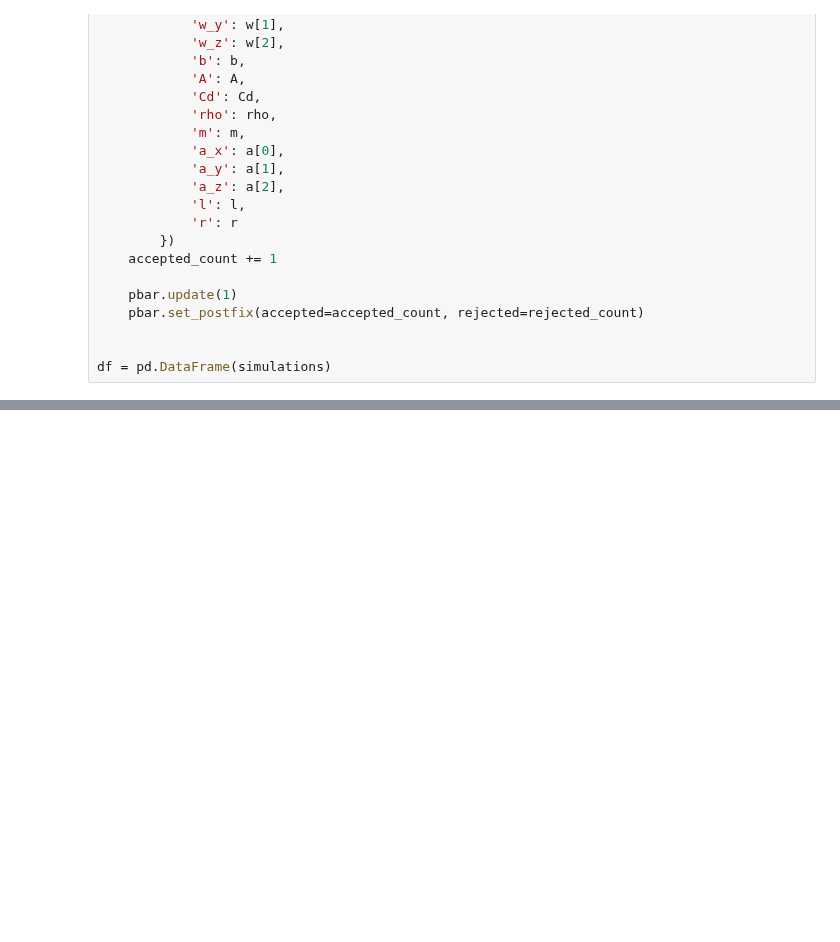
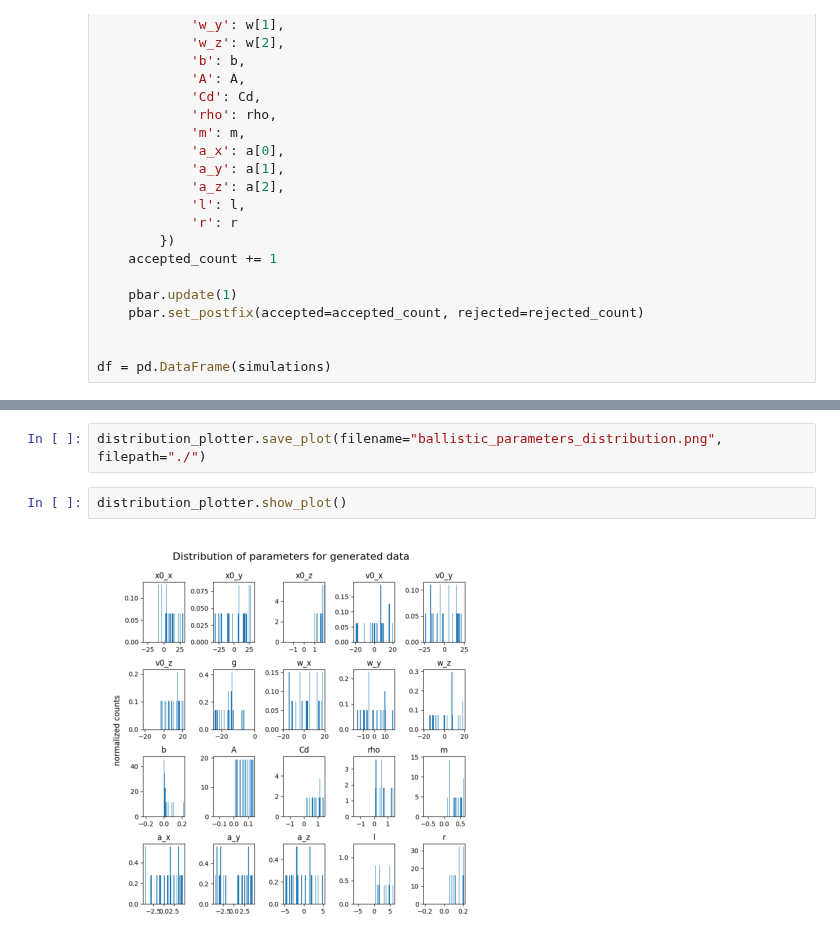
Before and after one commit to psaegert/bcnf, a Jupyter notebook: experimental/plots/test_plotting.ipynb, the cells around one changed output, grey strips where cells are left out. Saved outputs shown, nothing was run; the diff lists cells and outputs as text; blank space fills up the shorter version.

Commit message:
tested plotting

```diff
--- a/experimental/plots/test_plotting.ipynb
+++ b/experimental/plots/test_plotting.ipynb
@@ -187,0 +186,6 @@ distribution_plotter.create_plot()
+# %%
+distribution_plotter.save_plot(filename="ballistic_parameters_distribution.png", filepath="./")
+# %%
+distribution_plotter.show_plot()
+# %% [output]
+[figure, added]
```
Also changed, not shown: parts of 1 cell of this notebook.
